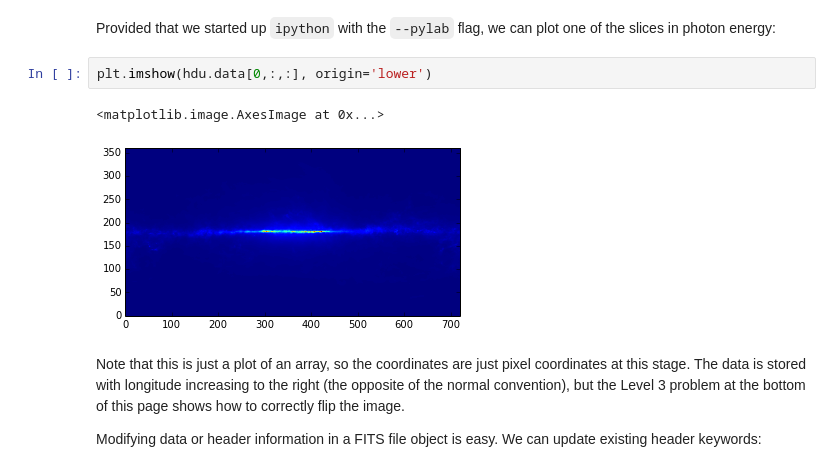
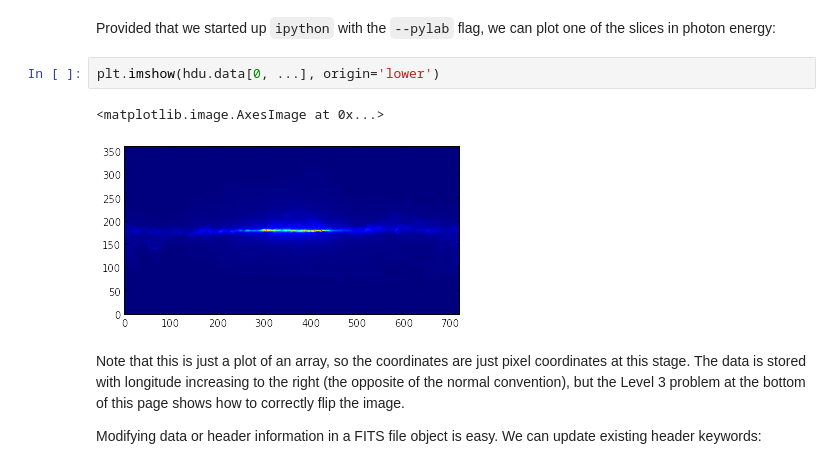
Before and after one commit to astropy/astropy4scipy2014, a Jupyter notebook: notebooks/04_Handling_FITS_Files.ipynb, the cells around one changed output. Saved outputs shown, nothing was run; the diff lists cells and outputs as text.

```diff
--- a/notebooks/04_Handling_FITS_Files.ipynb
+++ b/notebooks/04_Handling_FITS_Files.ipynb
@@ -90,10 +89,10 @@ hdu.header['INSTRUME']
 Provided that we started up ``ipython`` with the ``--pylab`` flag, we can plot
 one of the slices in photon energy:
 # %%
-plt.imshow(hdu.data[0,:,:], origin='lower')
+plt.imshow(hdu.data[0, ...], origin='lower')
 # %% [output]
 <matplotlib.image.AxesImage at 0x...>
-[figure, old version]
+[figure, new version]
 # %% [markdown]
 Note that this is just a plot of an array, so the coordinates are just pixel
 coordinates at this stage. The data is stored with longitude increasing to the
```
Also changed, not shown: parts of 43 cells of this notebook.
